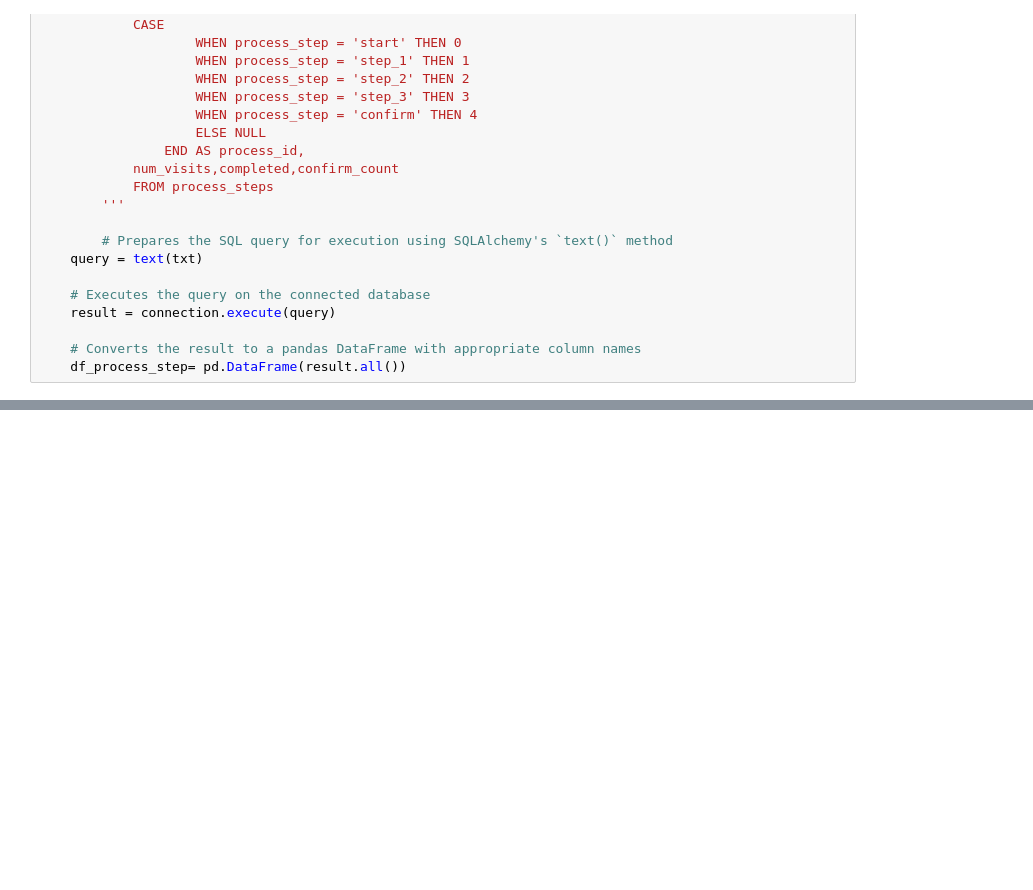
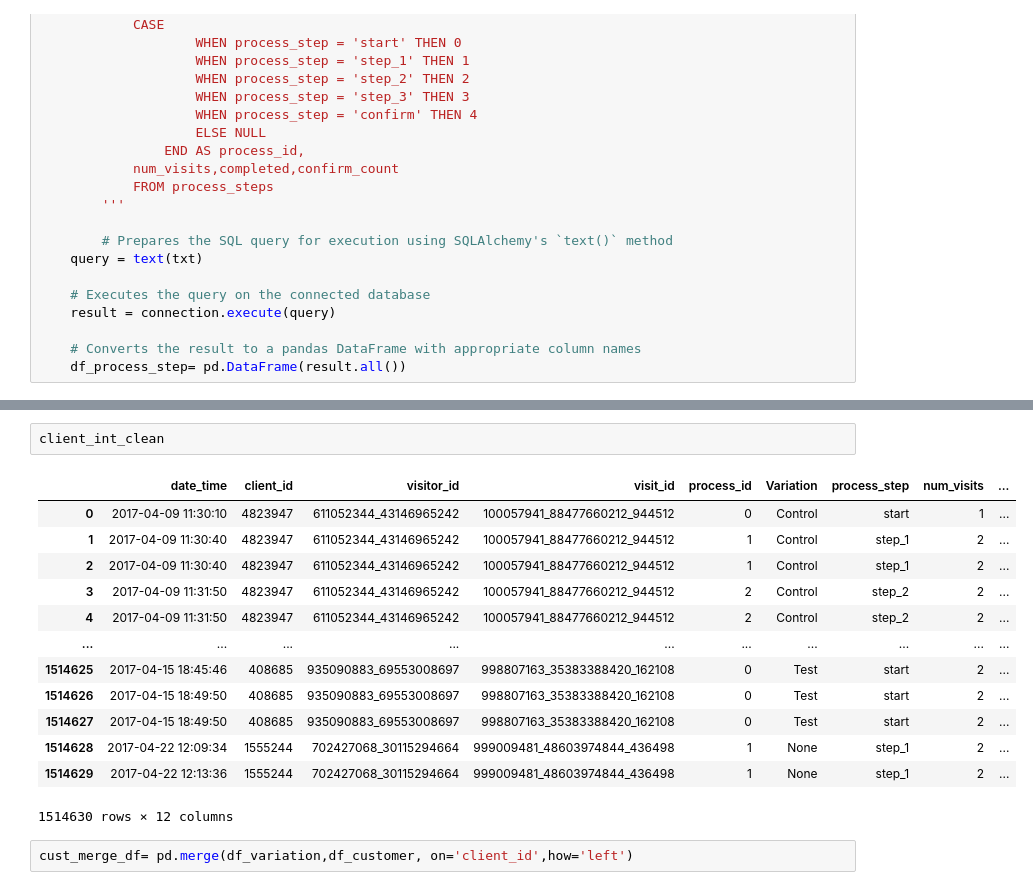
Before and after one commit to samyak-anand/Vanguard_customer_experience_EDA, a Jupyter notebook: Dags/new.ipynb, the cells around one changed output, grey strips where cells are left out. Cells and saved outputs as stored; diff of their text form; blank space fills up the shorter version.

```diff
--- a/Dags/new.ipynb
+++ b/Dags/new.ipynb
@@ -357,0 +251,18 @@ with engine.connect()as connection:
+# %%
+client_int_clean
+# %% [output]
+|  | date_time | client_id | visitor_id | visit_id | process_id | Variation | process_step | num_visits | ... |
+| 0 | 2017-04-09 11:30:10 | 4823947 | 611052344_43146965242 | 100057941_88477660212_944512 | 0 | Control | start | 1 | ... |
+| 1 | 2017-04-09 11:30:40 | 4823947 | 611052344_43146965242 | 100057941_88477660212_944512 | 1 | Control | step_1 | 2 | ... |
+| 2 | 2017-04-09 11:30:40 | 4823947 | 611052344_43146965242 | 100057941_88477660212_944512 | 1 | Control | step_1 | 2 | ... |
+| 3 | 2017-04-09 11:31:50 | 4823947 | 611052344_43146965242 | 100057941_88477660212_944512 | 2 | Control | step_2 | 2 | ... |
+| 4 | 2017-04-09 11:31:50 | 4823947 | 611052344_43146965242 | 100057941_88477660212_944512 | 2 | Control | step_2 | 2 | ... |
+| ... | ... | ... | ... | ... | ... | ... | ... | ... | ... |
+| 1514625 | 2017-04-15 18:45:46 | 408685 | 935090883_69553008697 | 998807163_35383388420_162108 | 0 | Test | start | 2 | ... |
+| 1514626 | 2017-04-15 18:49:50 | 408685 | 935090883_69553008697 | 998807163_35383388420_162108 | 0 | Test | start | 2 | ... |
+| 1514627 | 2017-04-15 18:49:50 | 408685 | 935090883_69553008697 | 998807163_35383388420_162108 | 0 | Test | start | 2 | ... |
+| 1514628 | 2017-04-22 12:09:34 | 1555244 | 702427068_30115294664 | 999009481_48603974844_436498 | 1 | None | step_1 | 2 | ... |
+| 1514629 | 2017-04-22 12:13:36 | 1555244 | 702427068_30115294664 | 999009481_48603974844_436498 | 1 | None | step_1 | 2 | ... |
+1514630 rows × 12 columns
+# %%
+cust_merge_df= pd.merge(df_variation,df_customer, on='client_id',how='left')
```
Also changed, not shown: parts of 28 cells of this notebook, 2 other files.
